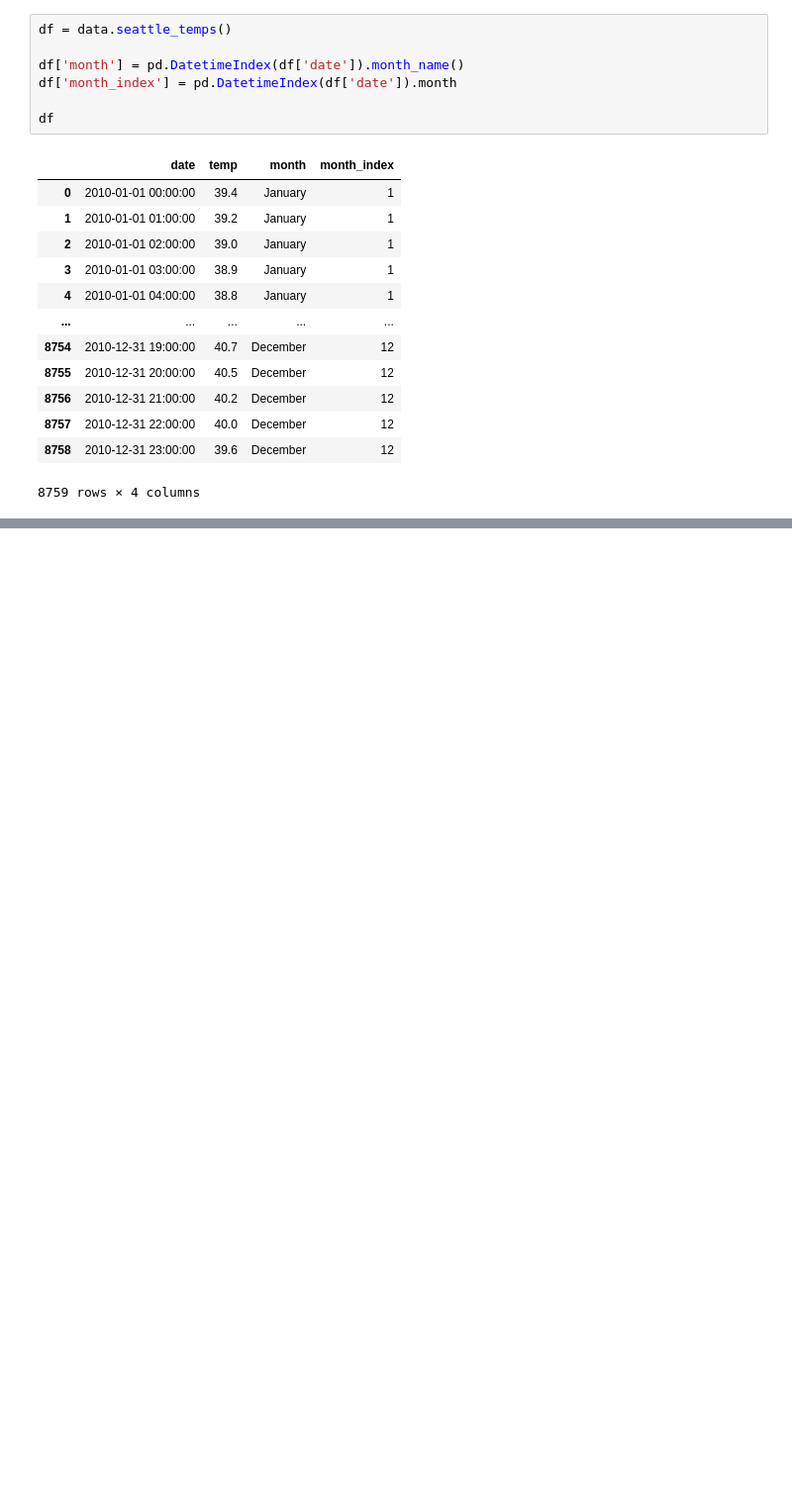
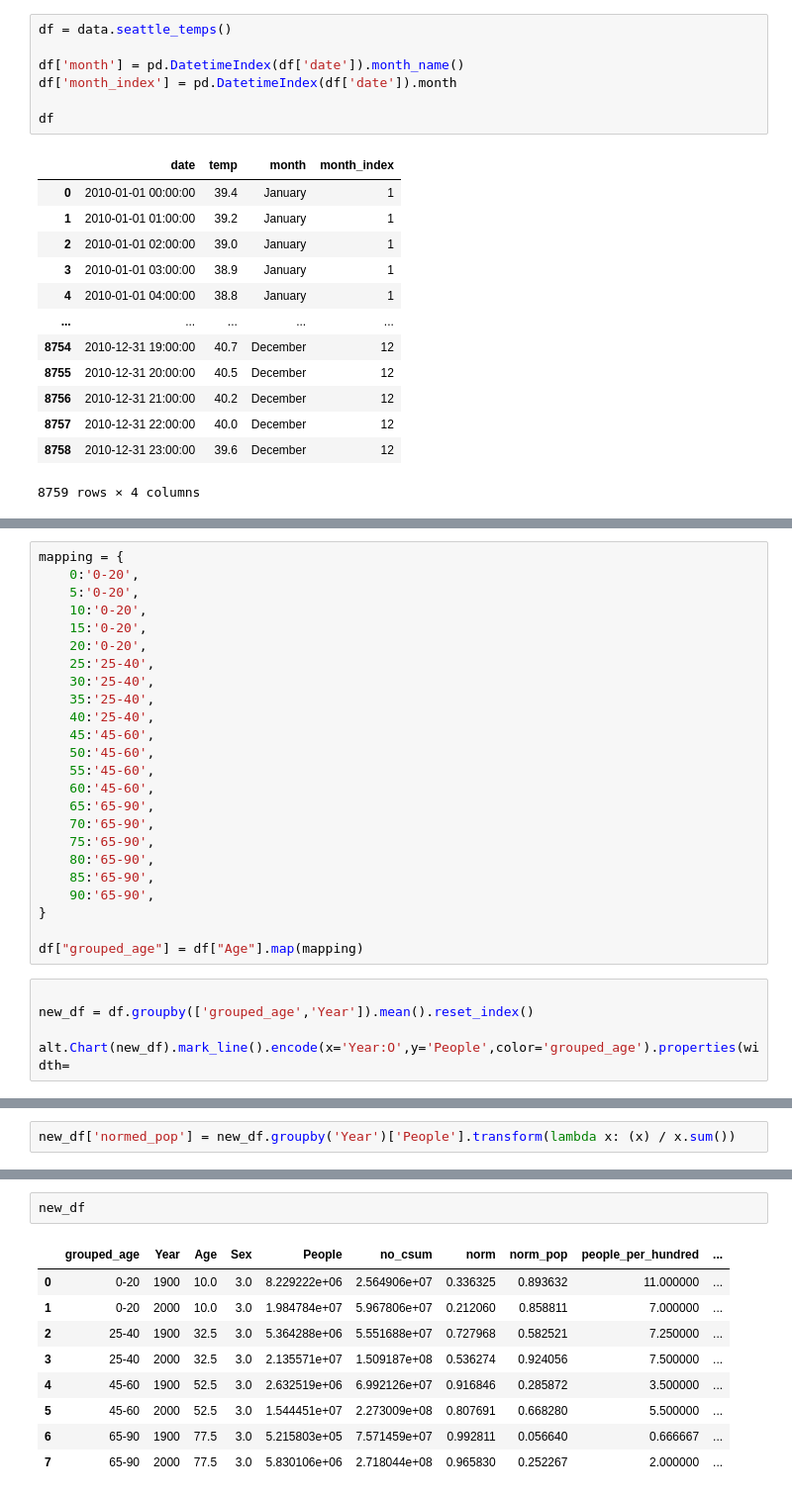
Before and after one commit to dwootton/Altair-Express, a Jupyter notebook: Untitled1.ipynb, the cells around one changed output, grey strips where cells are left out. Shown: that part at 99% size. Cells and saved outputs as stored; diff of their text form; blank space fills up the shorter version.

```diff
--- a/Untitled1.ipynb
+++ b/Untitled1.ipynb
@@ -56,0 +153,29 @@ df.query(" (temp>=44.67 and temp<=56.27) ")
+# %%
+mapping = {
+    0:'0-20',
+    5:'0-20',
+    10:'0-20',
+    15:'0-20',
+    20:'0-20',
+    25:'25-40',
+    30:'25-40',
+    35:'25-40',
+    40:'25-40',
+    45:'45-60',
+    50:'45-60',
+    55:'45-60',
+    60:'45-60',
+    65:'65-90',
+    70:'65-90',
+    75:'65-90',
+    80:'65-90',
+    85:'65-90',
+    90:'65-90',
+}
+
+df["grouped_age"] = df["Age"].map(mapping)
+# %%
+
+new_df = df.groupby(['grouped_age','Year']).mean().reset_index()
+
+alt.Chart(new_df).mark_line().encode(x='Year:O',y='People',color='grouped_age').properties(width=
@@ -56,0 +196,2 @@ df.query(" (temp>=44.67 and temp<=56.27) ")
+# %%
+new_df['normed_pop'] = new_df.groupby('Year')['People'].transform(lambda x: (x) / x.sum())
@@ -56,0 +202,12 @@ df.query(" (temp>=44.67 and temp<=56.27) ")
+# %%
+new_df
+# %% [output]
+|  | grouped_age | Year | Age | Sex | People | no_csum | norm | norm_pop | people_per_hundred | ... |
+| 0 | 0-20 | 1900 | 10.0 | 3.0 | 8.229222e+06 | 2.564906e+07 | 0.336325 | 0.893632 | 11.000000 | ... |
+| 1 | 0-20 | 2000 | 10.0 | 3.0 | 1.984784e+07 | 5.967806e+07 | 0.212060 | 0.858811 | 7.000000 | ... |
+| 2 | 25-40 | 1900 | 32.5 | 3.0 | 5.364288e+06 | 5.551688e+07 | 0.727968 | 0.582521 | 7.250000 | ... |
+| 3 | 25-40 | 2000 | 32.5 | 3.0 | 2.135571e+07 | 1.509187e+08 | 0.536274 | 0.924056 | 7.500000 | ... |
+| 4 | 45-60 | 1900 | 52.5 | 3.0 | 2.632519e+06 | 6.992126e+07 | 0.916846 | 0.285872 | 3.500000 | ... |
+| 5 | 45-60 | 2000 | 52.5 | 3.0 | 1.544451e+07 | 2.273009e+08 | 0.807691 | 0.668280 | 5.500000 | ... |
+| 6 | 65-90 | 1900 | 77.5 | 3.0 | 5.215803e+05 | 7.571459e+07 | 0.992811 | 0.056640 | 0.666667 | ... |
+| 7 | 65-90 | 2000 | 77.5 | 3.0 | 5.830106e+06 | 2.718044e+08 | 0.965830 | 0.252267 | 2.000000 | ... |
```
Also changed, not shown: parts of 14 cells of this notebook, 4 other files.
